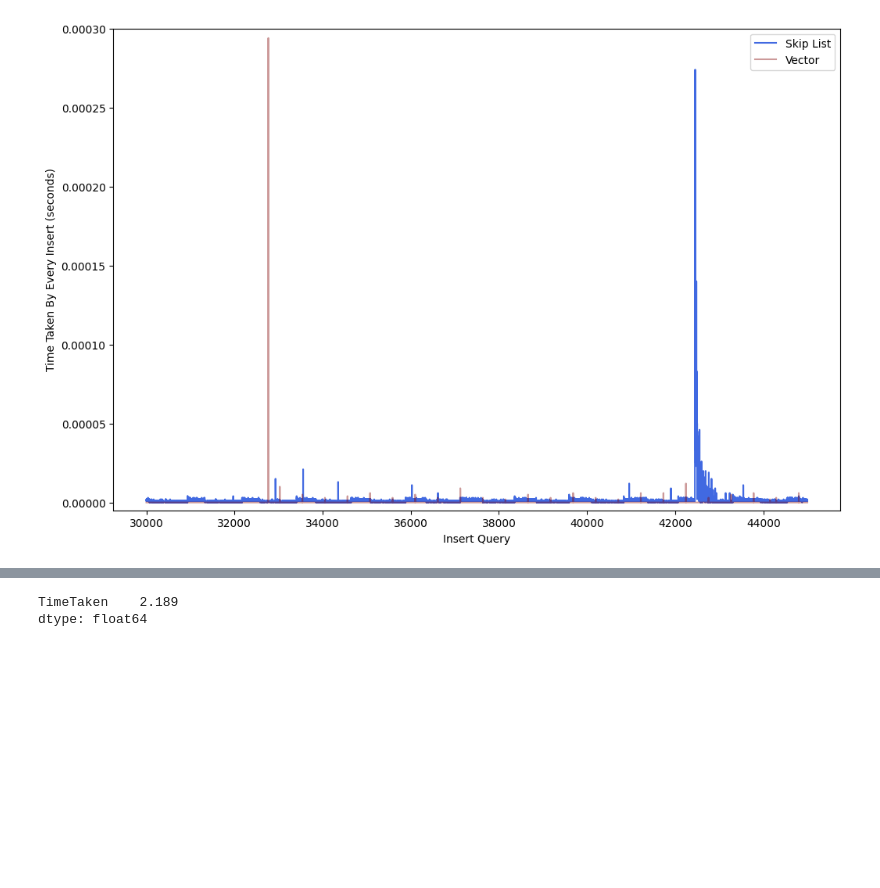
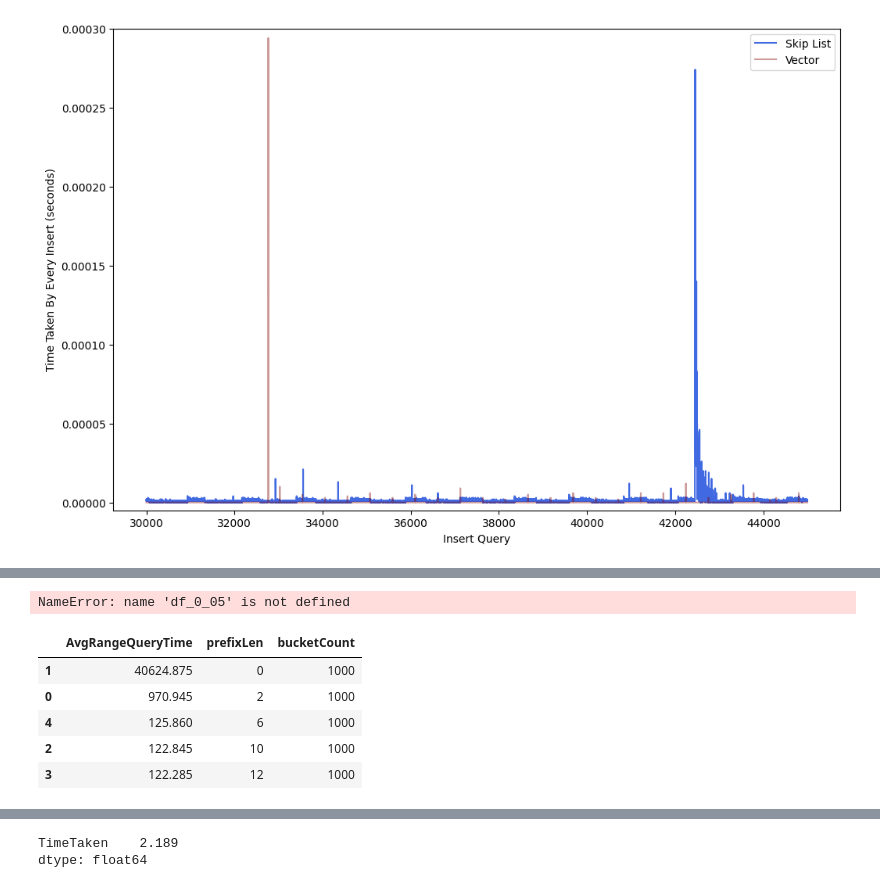
Before and after one commit to boao-james-chen/Self-Design-LSM-Buffer, a Jupyter notebook: development/rocksdb/examples/__working_branch/_experiments/plotmemtable.ipynb, the cells around one changed output, grey strips where cells are left out. Saved outputs shown, nothing was run; the diff lists cells and outputs as text; code cells hidden in the pictures; blank space fills up the shorter version.

```diff
--- a/development/rocksdb/examples/__working_branch/_experiments/plotmemtable.ipynb
+++ b/development/rocksdb/examples/__working_branch/_experiments/plotmemtable.ipynb
@@ -326,0 +672,22 @@ hash_link_df_2_10000['TimeTaken'] = hash_link_df_2_10000['TimeTaken'].apply(lamb
+# %%
+avg_inserts_time_hash_skip_list = df_0_05[(df_0_05['memtable'] == 'Hashskiplist') & (df_0_05['prefixLen'] >= 0) & (df_0_05['bucketCount'] == 1000)][['AvgInsertTime', 'prefixLen', 'bucketCount']].sort_values(by=['prefixLen', 'bucketCount'])
+# avg_inserts_time_hash_link_list = df_0_05[(df_0_05['memtable'] == 'Hashlinklist') & (df_0_05['prefixLen'] >= 0) & (df_0_05['bucketCount'] == 1000)][['AvgInsertTime', 'prefixLen', 'bucketCount']].sort_values(by=['prefixLen', 'bucketCount'])
+
+avg_rq_time_hash_skip_list = df_0_05[(df_0_05['memtable'] == 'Hashskiplist') & (df_0_05['prefixLen'] >= 0) & (df_0_05['bucketCount'] == 1000)][['AvgRangeQueryTime', 'prefixLen', 'bucketCount']].sort_values(by=['prefixLen', 'bucketCount'])
+# avg_rq_time_hash_link_list = df_0_05[(df_0_05['memtable'] == 'Hashlinklist') & (df_0_05['prefixLen'] >= 0) & (df_0_05['bucketCount'] == 1000)][['AvgRangeQueryTime', 'prefixLen', 'bucketCount']].sort_values(by=['prefixLen', 'bucketCount'])
+
+avg_pq_time_hash_skip_list = df_pq[(df_pq['memtable'] == 'Hashskiplist') & (df_pq['prefixLen'] >= 0) & (df_pq['bucketCount'] == 1000)][['AvgPointQueryTime', 'prefixLen', 'bucketCount']].sort_values(by=['prefixLen', 'bucketCount'])
+
+avg_lrq_time_hash_skip_list = df_0_8[(df_0_8['memtable'] == 'Hashskiplist') & (df_0_8['prefixLen'] >= 0) & (df_0_8['bucketCount'] == 1000)][['AvgRangeQueryTime', 'prefixLen', 'bucketCount']].sort_values(by=['prefixLen', 'bucketCount'])
+avg_lrq_time_hash_link_list = df_0_8[(df_0_8['memtable'] == 'Hashlinklist') & (df_0_8['prefixLen'] >= 0) & (df_0_8['bucketCount'] == 1000)][['AvgRangeQueryTime', 'prefixLen', 'bucketCount']].sort_values(by=['prefixLen', 'bucketCount'])
+# %% [output]
+NameError: name 'df_0_05' is not defined
+# %%
+avg_rq_time_hash_skip_list
+# %% [output]
+|  | AvgRangeQueryTime | prefixLen | bucketCount |
+| 1 | 40624.875 | 0 | 1000 |
+| 0 | 970.945 | 2 | 1000 |
+| 4 | 125.860 | 6 | 1000 |
+| 2 | 122.845 | 10 | 1000 |
+| 3 | 122.285 | 12 | 1000 |
```
Also changed, not shown: parts of 27 cells of this notebook, 14 other files.
